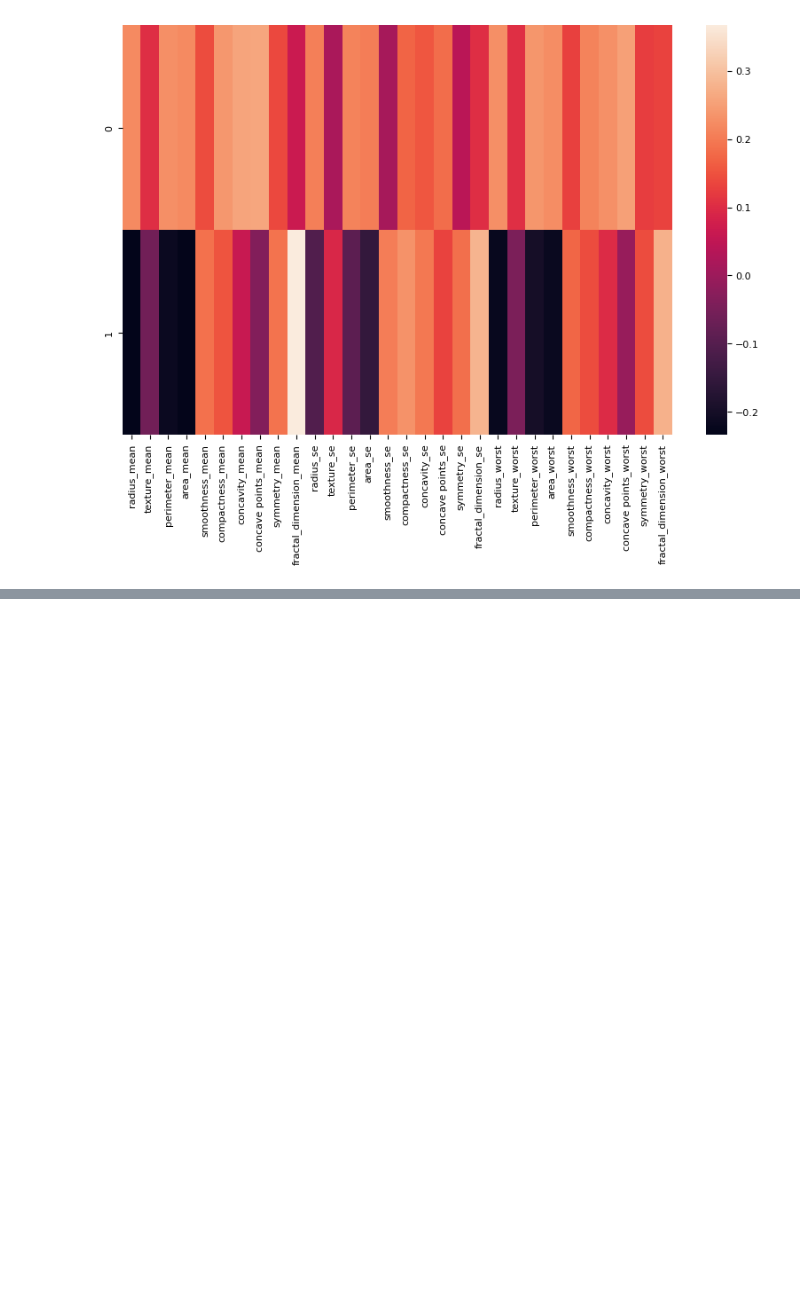
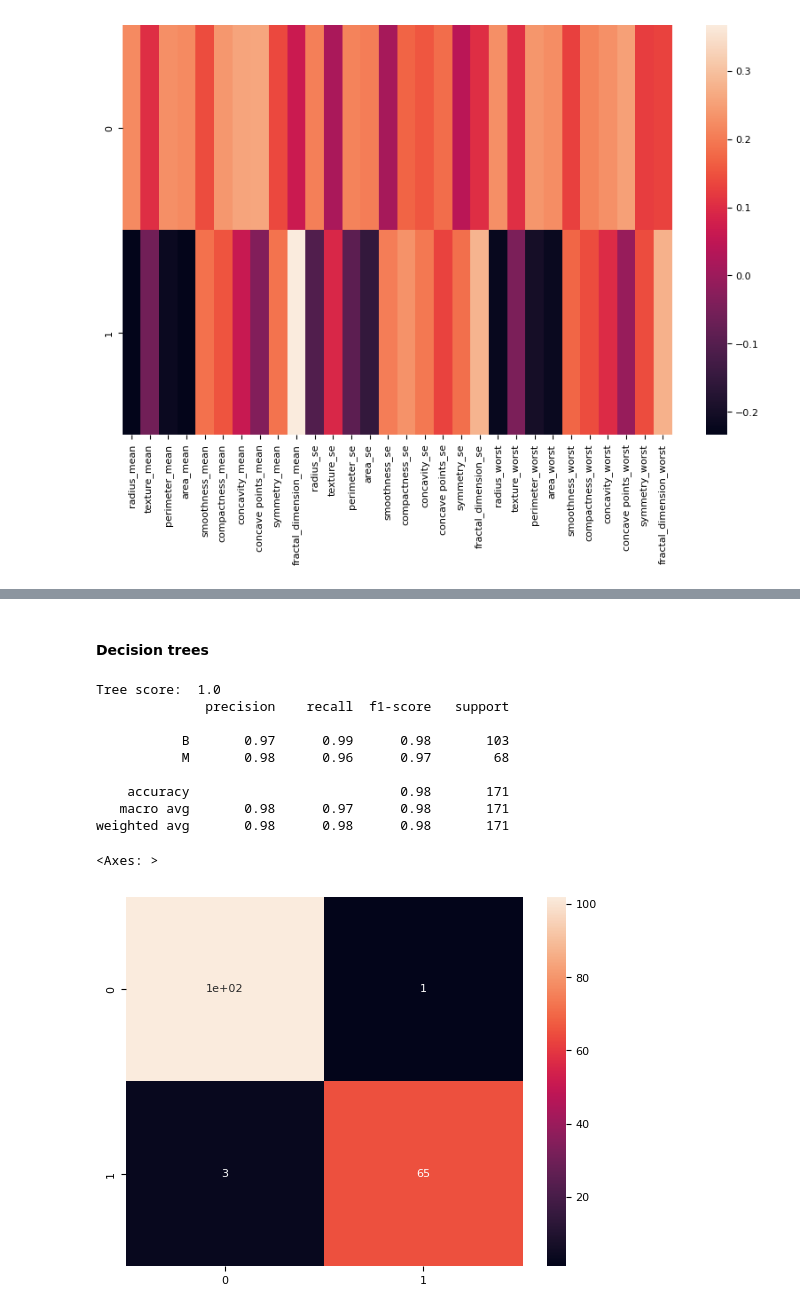
Before and after one commit to lpalfonsoa/Data-Analysis, a Jupyter notebook: Notebooks/BreastCancer.ipynb, the cells around one changed output, grey strips where cells are left out. Cells and saved outputs as stored; diff of their text form; code cells hidden in the pictures; blank space fills up the shorter version.

```diff
--- a/Notebooks/BreastCancer.ipynb
+++ b/Notebooks/BreastCancer.ipynb
@@ -220,0 +256,23 @@ PCA method shows two clearly differentiated groups using only 2 main axes. Altho
+# %% [markdown]
+#### <span style="color:black"> Decision trees </span>
+# %%
+# Decision trees
+tree = ExtraTreesClassifier(n_estimators=500, random_state=0)
+tree.fit(X_train, y_train)
+y_predic_tree = tree.predict(X_test)
+print("Tree score: ", tree.score(X_train, y_train)) #Good value so, continue
+print(classification_report(y_test, y_predic_tree))
+cm = confusion_matrix(y_test, y_predic_tree)
+sns.heatmap(cm, annot=True)
+# %% [output]
+Tree score:  1.0
+              precision    recall  f1-score   support
+
+           B       0.97      0.99      0.98       103
+           M       0.98      0.96      0.97        68
+
+    accuracy                           0.98       171
+   macro avg       0.98      0.97      0.98       171
+weighted avg       0.98      0.98      0.98       171
+<Axes: >
+[figure, added]
```
Also changed, not shown: parts of 13 cells of this notebook.
